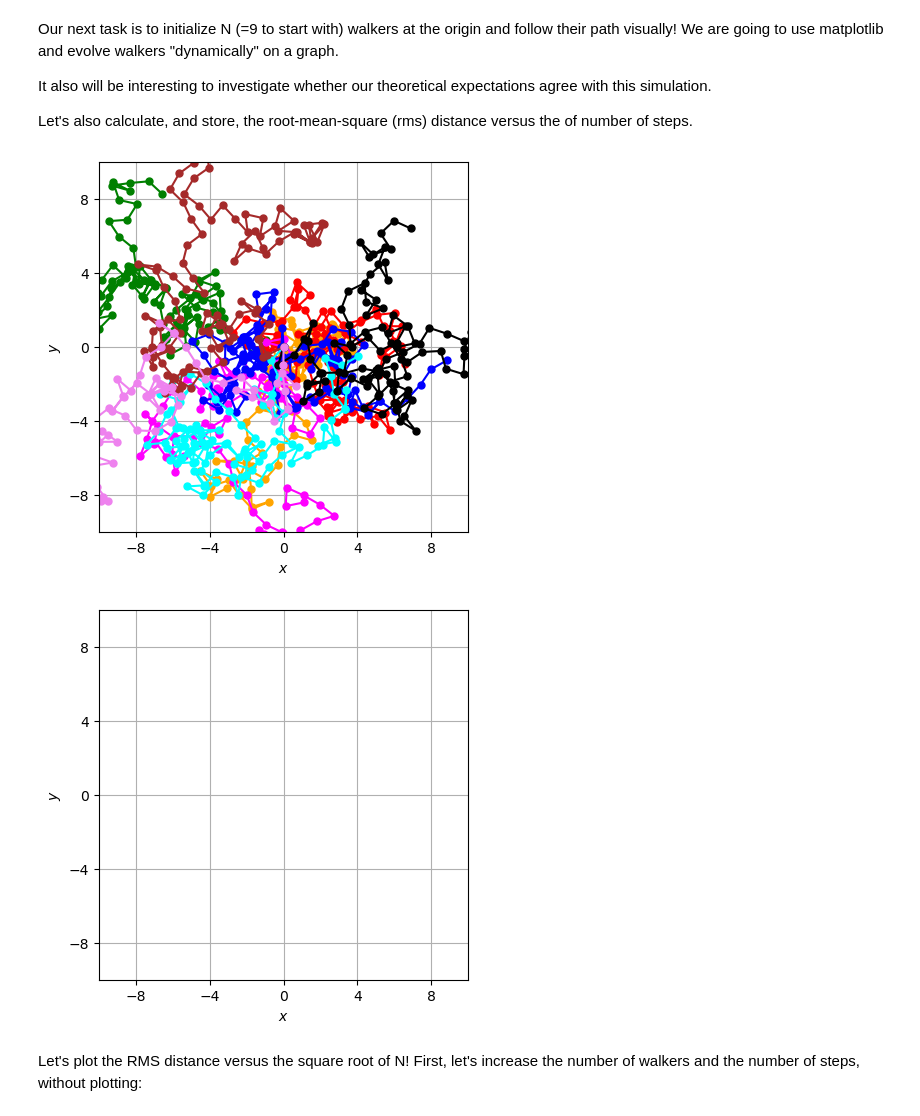
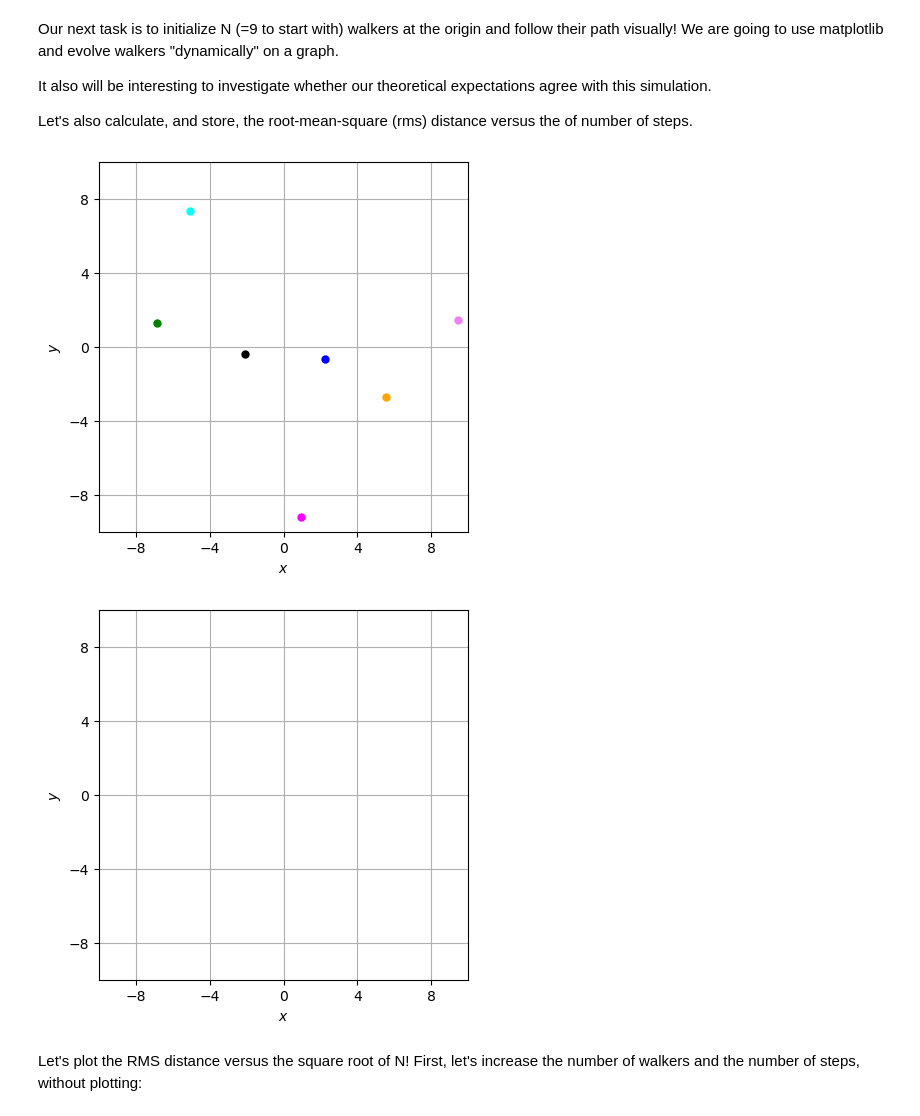
Before and after one commit to apapaefs/ScientificComputing, a Jupyter notebook: Chapters/Chapter3/Chapter3.ipynb, the cells around one changed output. Saved outputs shown, nothing was run; the diff lists cells and outputs as text; code cells hidden in the pictures.

```diff
--- a/Chapters/Chapter3/Chapter3.ipynb
+++ b/Chapters/Chapter3/Chapter3.ipynb
@@ -436,35 +436,35 @@ colors = [ 'green', 'orange', 'red', 'magenta', 'blue', 'cyan', 'black', 'brown'
 j = 0 # counter to make sure we don't go over the 9 colors
 for w in range(n):
     WalkerList.append(Walker(0,0))
     # set the color of each walker. If we w exceeds 8 then reset the counter j:
     if w-8*j > 8:
         j = j + 1
     else:
         pass
     WalkerColor.append(colors[w-8*j])
 
 # now go through all the n walkers and get them to perform N steps
 #for i in tqdm(range(N)): # uncomment for tqdm
 for i in range(N):
     # go through all the walkers in the WalkerList
     for j, walker in enumerate(WalkerList):
         # move them one step in a random direction
         walker.move(step)
 
     if i%Nupdate==0: # only update every Nupdate steps
         # plot them!
         # the list will contain the points so we can remove them later:
         walkers_plot = []
         for j, walker in enumerate(WalkerList):
-            walkers_plot.append(ax.plot(walker.allx, walker.ally, marker='o',color=WalkerColor[j], ls='-', markersize=5))
+            walkers_plot.append(ax.plot(walker.x, walker.y, marker='o',color=WalkerColor[j], ls='-', markersize=5))
         dynamicdisplay.update(fig) # update the figure in the notebook
         # remove the walkers from display for next run:
         for j, walker in enumerate(WalkerList):
             wmarker = walkers_plot[j].pop(0)
             wmarker.remove()
         time.sleep(0.1) # "sleep" for half a second to allow us to see the evolution
 # %% [output]
-[figure, old version]
+[figure, new version]
 [figure]
 # %% [markdown]
 Let's plot the RMS distance versus the square root of N! First, let's increase the number of walkers and the number of steps, without plotting:
```
Also changed, not shown: parts of 1 cell of this notebook.
